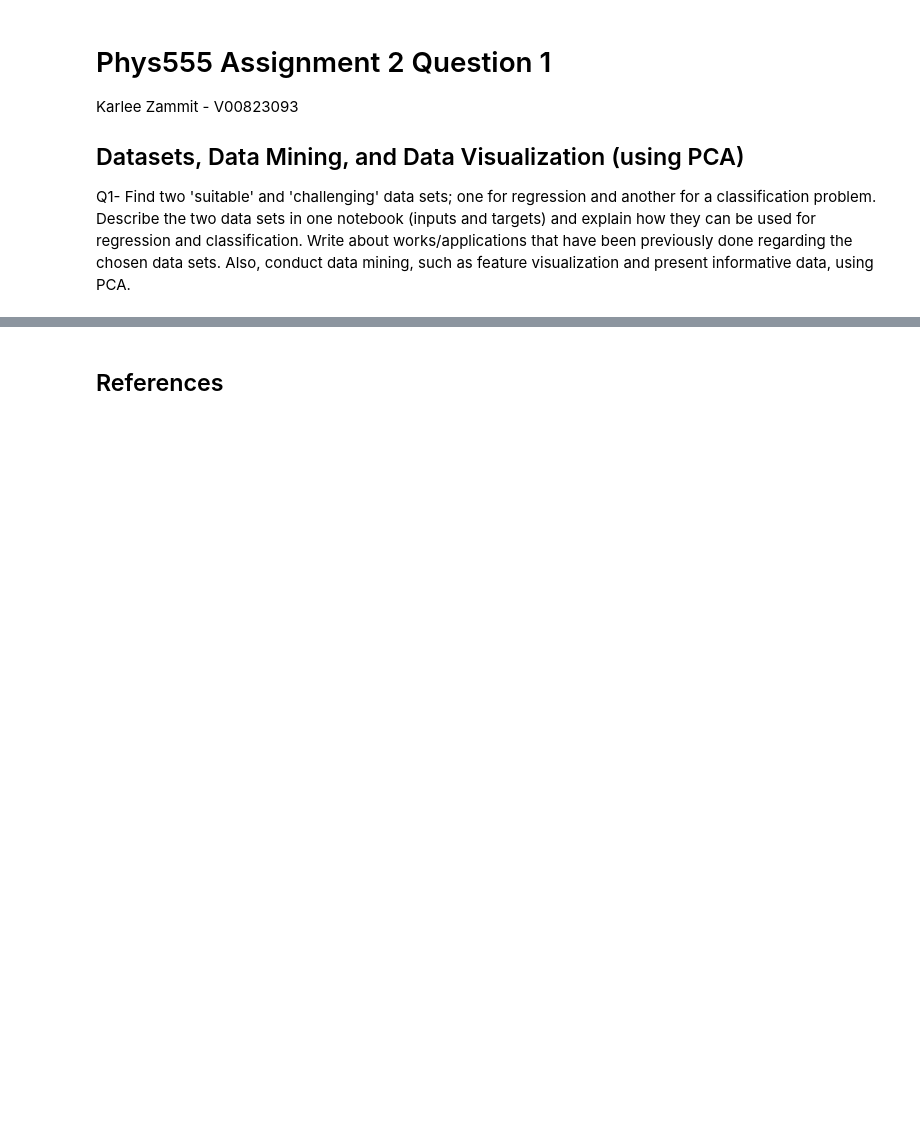
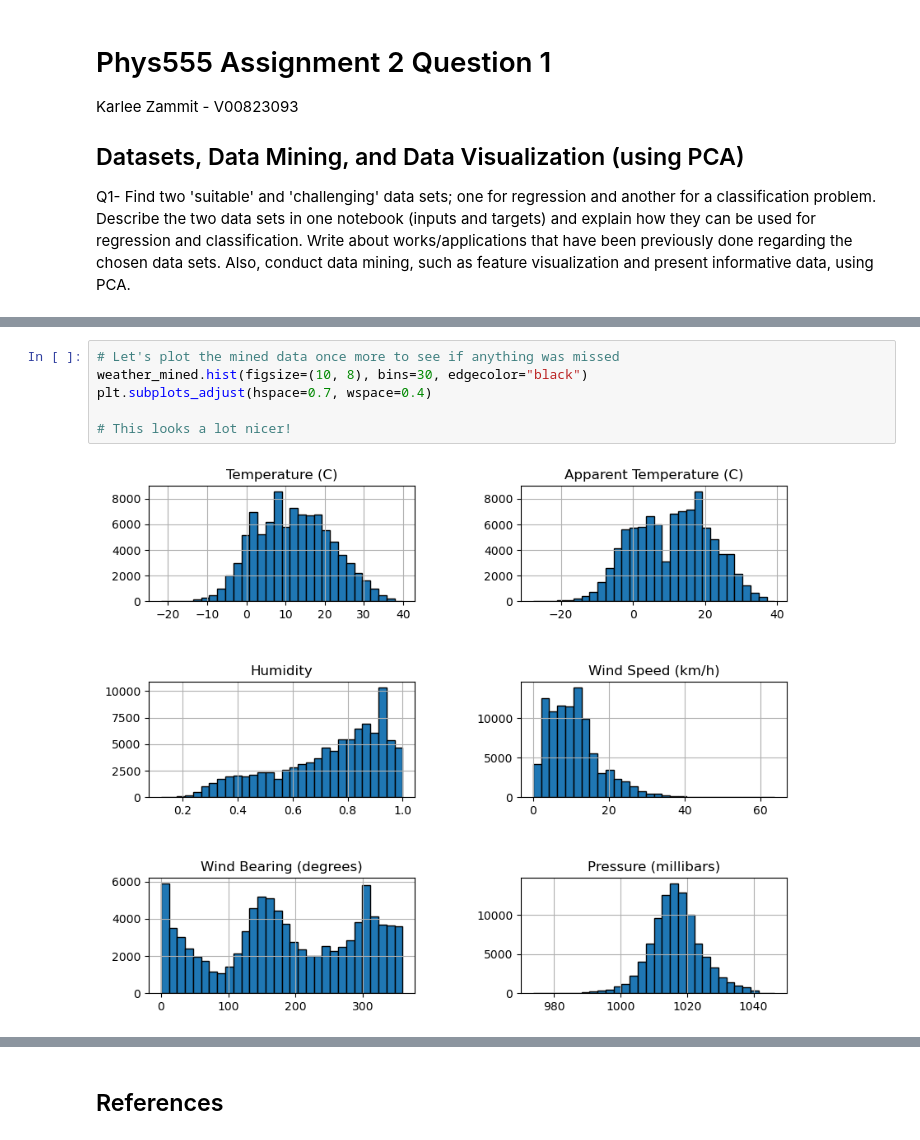
Before and after one commit to karlzam/school, a Jupyter notebook: phys555/assignment02/A2Q1-KZammit.ipynb, the cells around one changed output, grey strips where cells are left out. Cells and saved outputs as stored; diff of their text form; blank space fills up the shorter version.

```diff
--- a/phys555/assignment02/A2Q1-KZammit.ipynb
+++ b/phys555/assignment02/A2Q1-KZammit.ipynb
@@ -229,0 +150,8 @@ plt.show()
+# %%
+# Let's plot the mined data once more to see if anything was missed
+weather_mined.hist(figsize=(10, 8), bins=30, edgecolor="black")
+plt.subplots_adjust(hspace=0.7, wspace=0.4)
+
+# This looks a lot nicer!
+# %% [output]
+[figure, added]
```
Also changed, not shown: parts of 22 cells of this notebook, 5 other files.
